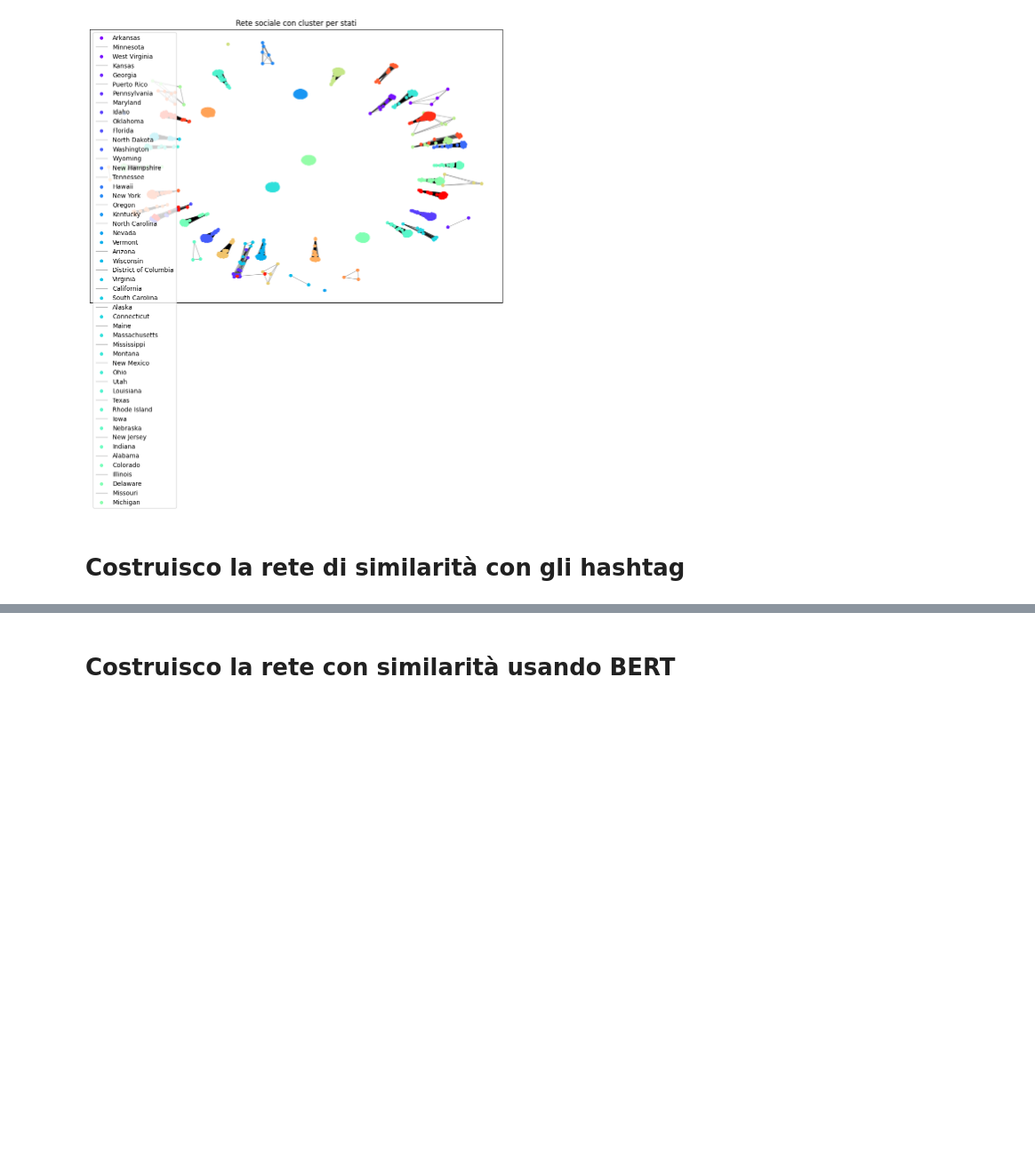
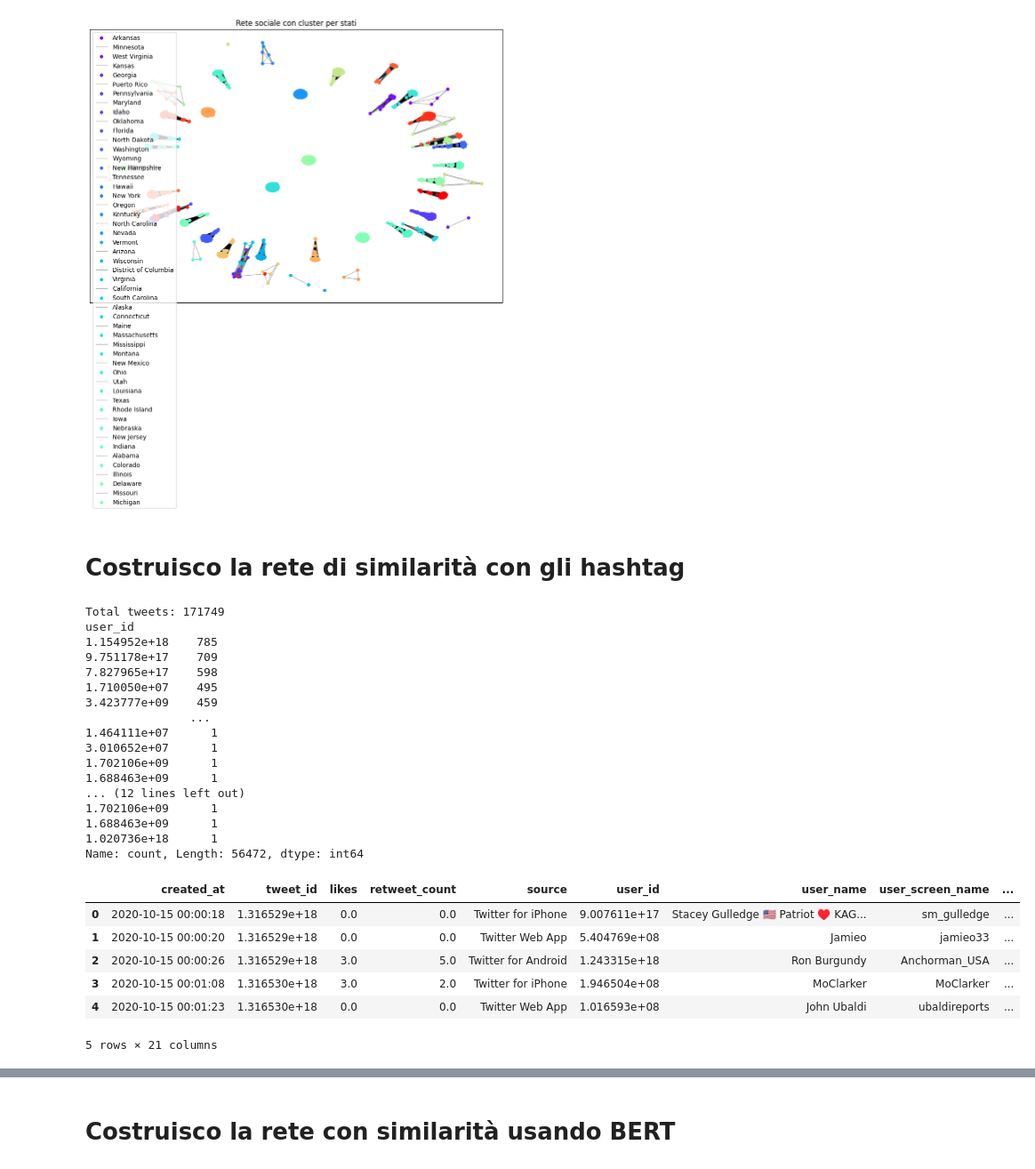
Before and after one commit to divadde/social_network_analysis_project, a Jupyter notebook: net-analysis-project.ipynb, the cells around one changed output, grey strips where cells are left out. Shown at 89% size. Saved outputs shown, nothing was run; the diff lists cells and outputs as text; code cells hidden in the pictures; blank space fills up the shorter version.

```diff
--- a/net-analysis-project.ipynb
+++ b/net-analysis-project.ipynb
@@ -597,0 +654,41 @@ plt.show()
+# %%
+df_country_e_follower= df_country[df_country["user_followers_count"]<1000] #prendo gli utenti meno "popolari"
+print(f"Total tweets: {len(df_country_e_follower)}")
+print(df_country_e_follower["user_id"].value_counts())
+
+#Concatenazione dei tweet per l'utente
+grouped_df = df_country_e_follower.groupby('user_id')['tweet'].apply(lambda tweets: ' '.join(tweets)).reset_index()
+print(f"Total tweets after concate: {len(grouped_df)}")
+
+#Drop colonna tweet dal primo dataframe
+df_dropped = df_country_e_follower.drop(columns=['tweet'])
+
+#Faccio la join per avere tutti i tweet insieme
+df_conc = pd.merge(df_dropped, grouped_df, on='user_id', how='inner')
+print(df_conc["user_id"].value_counts())
+df_conc.head()
+# %% [output]
+Total tweets: 171749
+user_id
+1.154952e+18    785
+9.751178e+17    709
+7.827965e+17    598
+1.710050e+07    495
+3.423777e+09    459
+               ...
+1.464111e+07      1
+3.010652e+07      1
+1.702106e+09      1
+1.688463e+09      1
+... (12 lines left out)
+1.702106e+09      1
+1.688463e+09      1
+1.020736e+18      1
+Name: count, Length: 56472, dtype: int64
+|  | created_at | tweet_id | likes | retweet_count | source | user_id | user_name | user_screen_name | ... |
+| 0 | 2020-10-15 00:00:18 | 1.316529e+18 | 0.0 | 0.0 | Twitter for iPhone | 9.007611e+17 | Stacey Gulledge 🇺🇸 Patriot ♥️ KAG... | sm_gulledge | ... |
+| 1 | 2020-10-15 00:00:20 | 1.316529e+18 | 0.0 | 0.0 | Twitter Web App | 5.404769e+08 | Jamieo | jamieo33 | ... |
+| 2 | 2020-10-15 00:00:26 | 1.316529e+18 | 3.0 | 5.0 | Twitter for Android | 1.243315e+18 | Ron Burgundy | Anchorman_USA | ... |
+| 3 | 2020-10-15 00:01:08 | 1.316530e+18 | 3.0 | 2.0 | Twitter for iPhone | 1.946504e+08 | MoClarker | MoClarker | ... |
+| 4 | 2020-10-15 00:01:23 | 1.316530e+18 | 0.0 | 0.0 | Twitter Web App | 1.016593e+08 | John Ubaldi | ubaldireports | ... |
+5 rows × 21 columns
```
Also changed, not shown: parts of 7 cells of this notebook.
